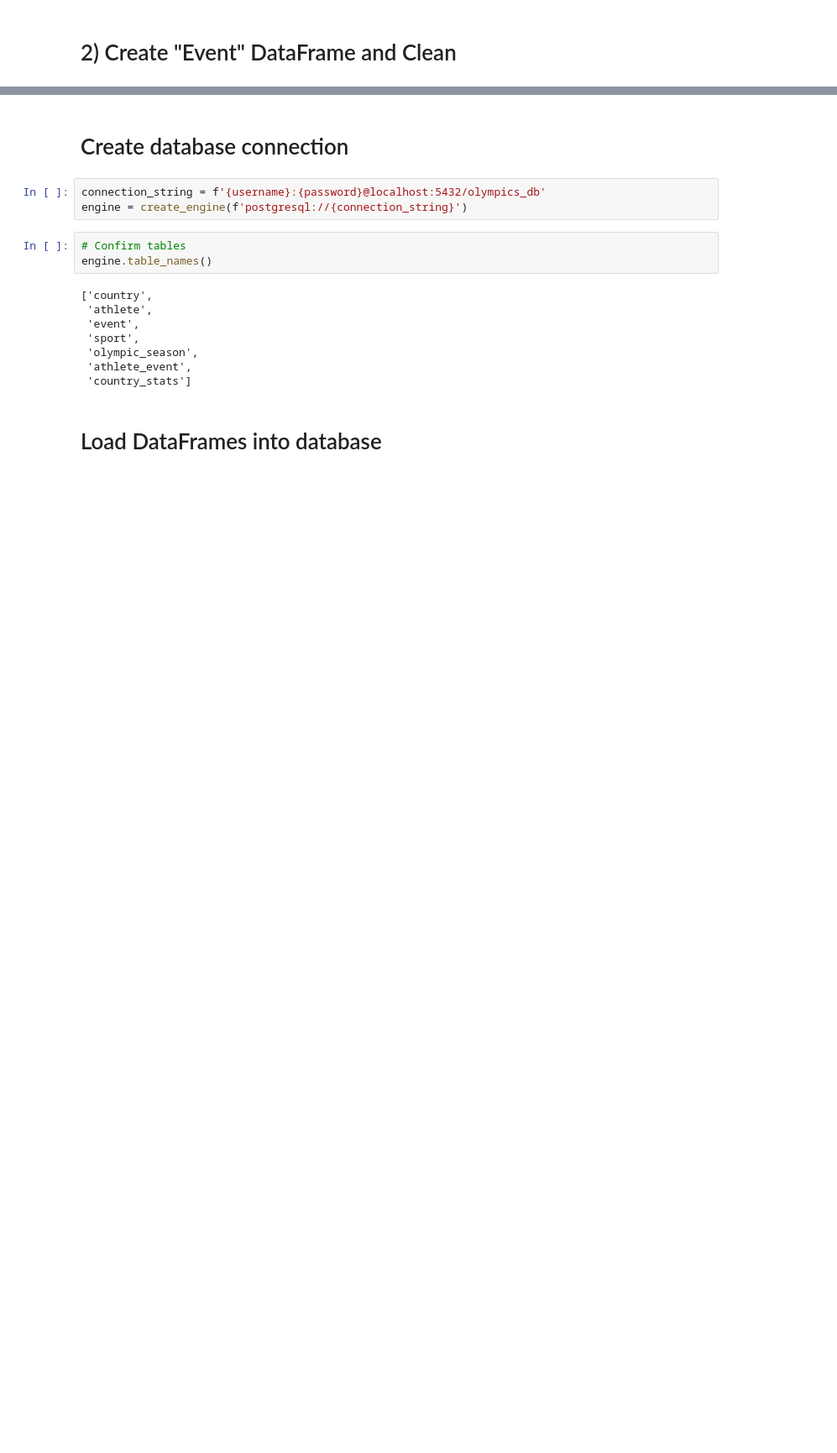
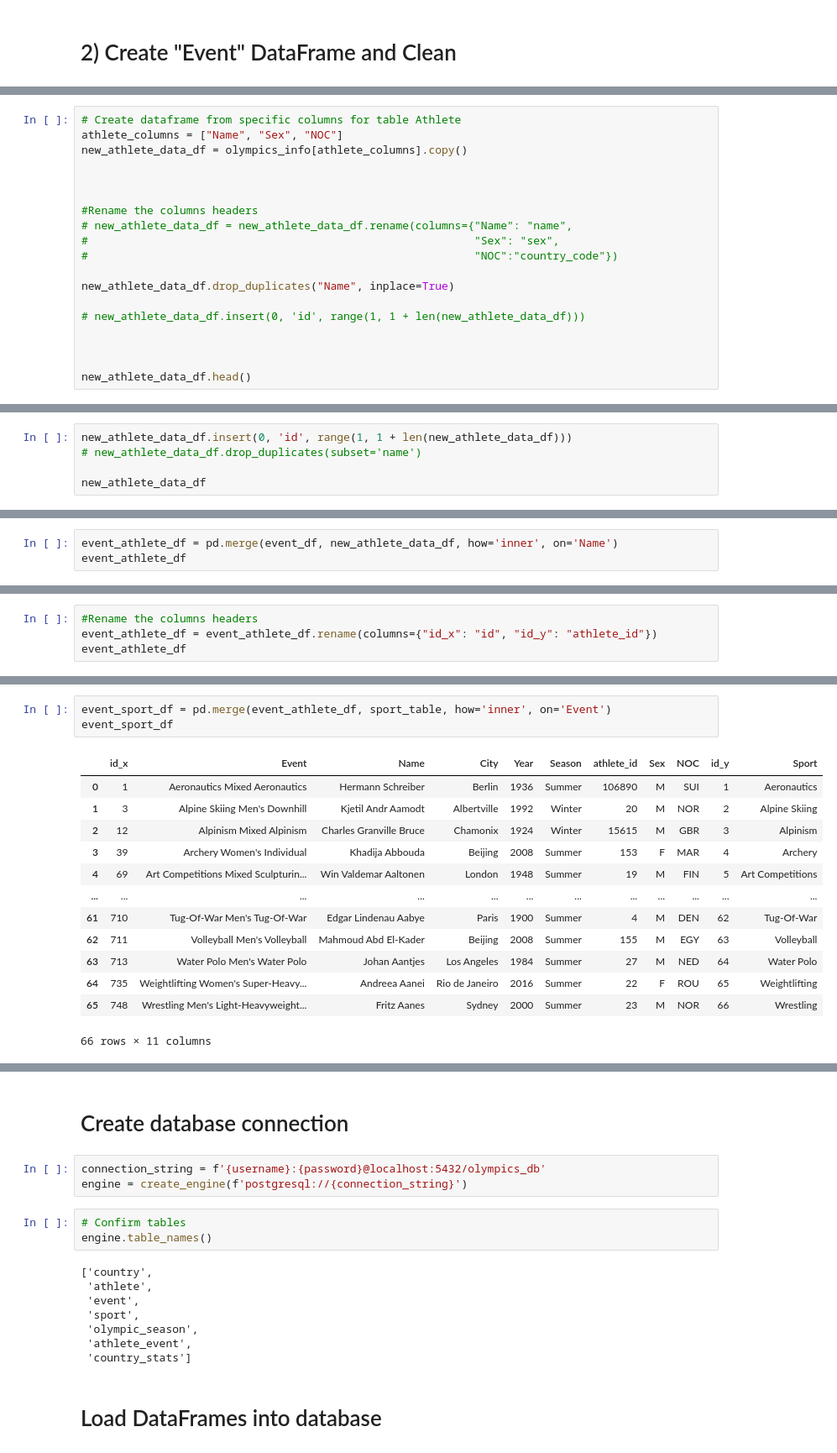
Before and after one commit to felo0917/ETL_project, a Jupyter notebook: Maria_Martinez/olympics_sports_data.ipynb, the cells around one changed output, grey strips where cells are left out. Shown at 84% size. Cells and saved outputs as stored; diff of their text form; blank space fills up the shorter version.

```diff
--- a/Maria_Martinez/olympics_sports_data.ipynb
+++ b/Maria_Martinez/olympics_sports_data.ipynb
@@ -186,0 +363,19 @@ dtype: int64
+# %%
+# Create dataframe from specific columns for table Athlete
+athlete_columns = ["Name", "Sex", "NOC"]
+new_athlete_data_df = olympics_info[athlete_columns].copy()
+
+
+
+#Rename the columns headers
+# new_athlete_data_df = new_athlete_data_df.rename(columns={"Name": "name",
+#                                                           "Sex": "sex",
+#                                                           "NOC":"country_code"})
+
+new_athlete_data_df.drop_duplicates("Name", inplace=True)
+
+# new_athlete_data_df.insert(0, 'id', range(1, 1 + len(new_athlete_data_df)))
+
+
+
+new_athlete_data_df.head()
@@ -186,0 +389,5 @@ dtype: int64
+# %%
+new_athlete_data_df.insert(0, 'id', range(1, 1 + len(new_athlete_data_df)))
+# new_athlete_data_df.drop_duplicates(subset='name')
+
+new_athlete_data_df
@@ -186,0 +426,3 @@ dtype: int64
+# %%
+event_athlete_df = pd.merge(event_df, new_athlete_data_df, how='inner', on='Name')
+event_athlete_df
@@ -186,0 +443,4 @@ dtype: int64
+# %%
+#Rename the columns headers
+event_athlete_df = event_athlete_df.rename(columns={"id_x": "id", "id_y": "athlete_id"})
+event_athlete_df
@@ -186,0 +461,17 @@ dtype: int64
+# %%
+event_sport_df = pd.merge(event_athlete_df, sport_table, how='inner', on='Event')
+event_sport_df
+# %% [output]
+|  | id_x | Event | Name | City | Year | Season | athlete_id | Sex | NOC | id_y | Sport |
+| 0 | 1 | Aeronautics Mixed Aeronautics | Hermann Schreiber | Berlin | 1936 | Summer | 106890 | M | SUI | 1 | Aeronautics |
+| 1 | 3 | Alpine Skiing Men's Downhill | Kjetil Andr Aamodt | Albertville | 1992 | Winter | 20 | M | NOR | 2 | Alpine Skiing |
+| 2 | 12 | Alpinism Mixed Alpinism | Charles Granville Bruce | Chamonix | 1924 | Winter | 15615 | M | GBR | 3 | Alpinism |
+| 3 | 39 | Archery Women's Individual | Khadija Abbouda | Beijing | 2008 | Summer | 153 | F | MAR | 4 | Archery |
+| 4 | 69 | Art Competitions Mixed Sculpturin... | Win Valdemar Aaltonen | London | 1948 | Summer | 19 | M | FIN | 5 | Art Competitions |
+| ... | ... | ... | ... | ... | ... | ... | ... | ... | ... | ... | ... |
+| 61 | 710 | Tug-Of-War Men's Tug-Of-War | Edgar Lindenau Aabye | Paris | 1900 | Summer | 4 | M | DEN | 62 | Tug-Of-War |
+| 62 | 711 | Volleyball Men's Volleyball | Mahmoud Abd El-Kader | Beijing | 2008 | Summer | 155 | M | EGY | 63 | Volleyball |
+| 63 | 713 | Water Polo Men's Water Polo | Johan Aantjes | Los Angeles | 1984 | Summer | 27 | M | NED | 64 | Water Polo |
+| 64 | 735 | Weightlifting Women's Super-Heavy... | Andreea Aanei | Rio de Janeiro | 2016 | Summer | 22 | F | ROU | 65 | Weightlifting |
+| 65 | 748 | Wrestling Men's Light-Heavyweight... | Fritz Aanes | Sydney | 2000 | Summer | 23 | M | NOR | 66 | Wrestling |
+66 rows × 11 columns
```
Also changed, not shown: parts of 50 cells of this notebook.
